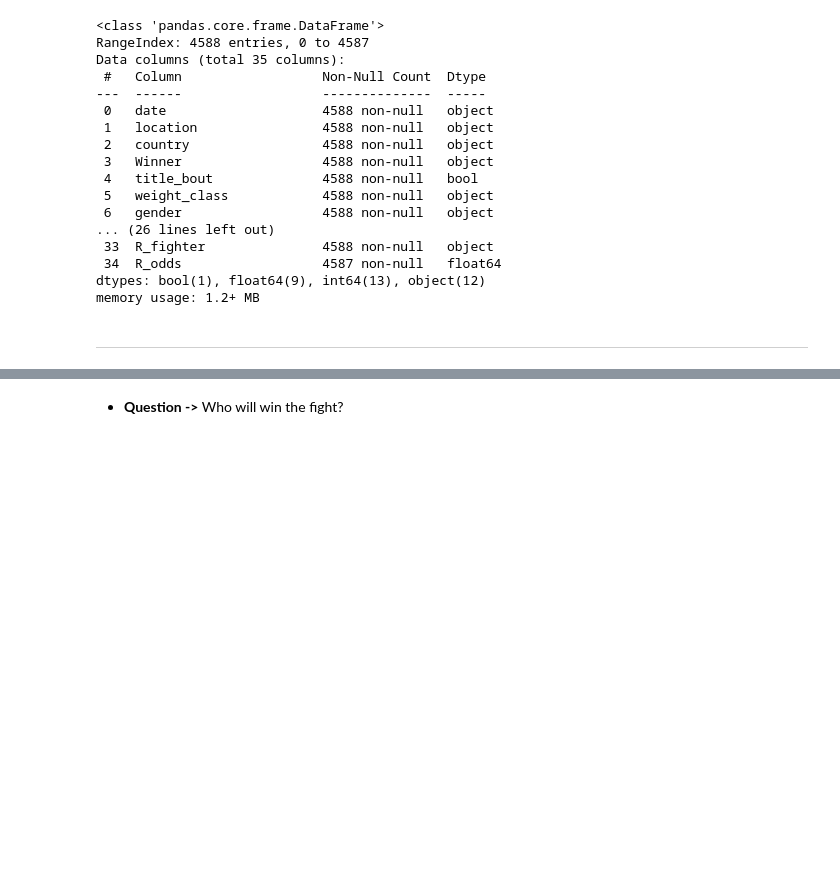
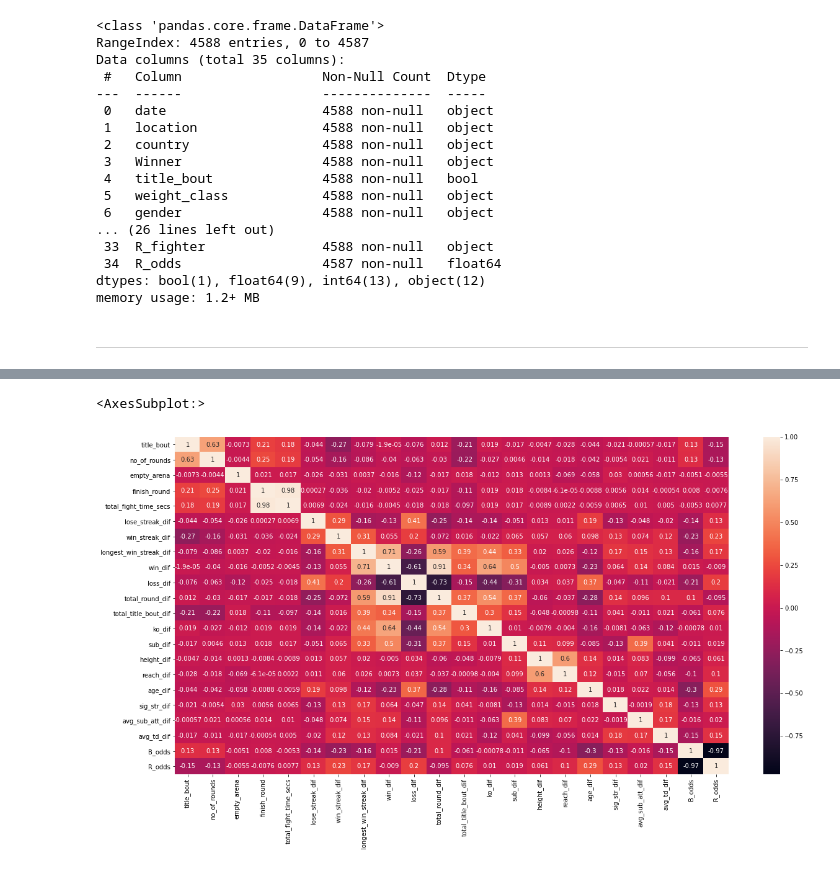
Before and after one commit to jpz129/ufc_bets, a Jupyter notebook: mma-bets/notebooks/1-exploration.ipynb, the cells around one changed output, grey strips where cells are left out. Drawn from its saved outputs; the diff is of its cells as text; code cells hidden in the pictures; blank space fills up the shorter version.

```diff
--- a/mma-bets/notebooks/1-exploration.ipynb
+++ b/mma-bets/notebooks/1-exploration.ipynb
@@ -71,2 +99,0 @@ ufc.head()
-# %% [markdown]
-* **Question ->** Who will win the fight?
@@ -72,0 +103,6 @@ ufc.head()
+# %%
+plt.figure(figsize=(20,10))
+sns.heatmap(ufc.corr(), annot=True)
+# %% [output]
+<AxesSubplot:>
+[figure, added]
```
Also changed, not shown: parts of 10 cells of this notebook.
